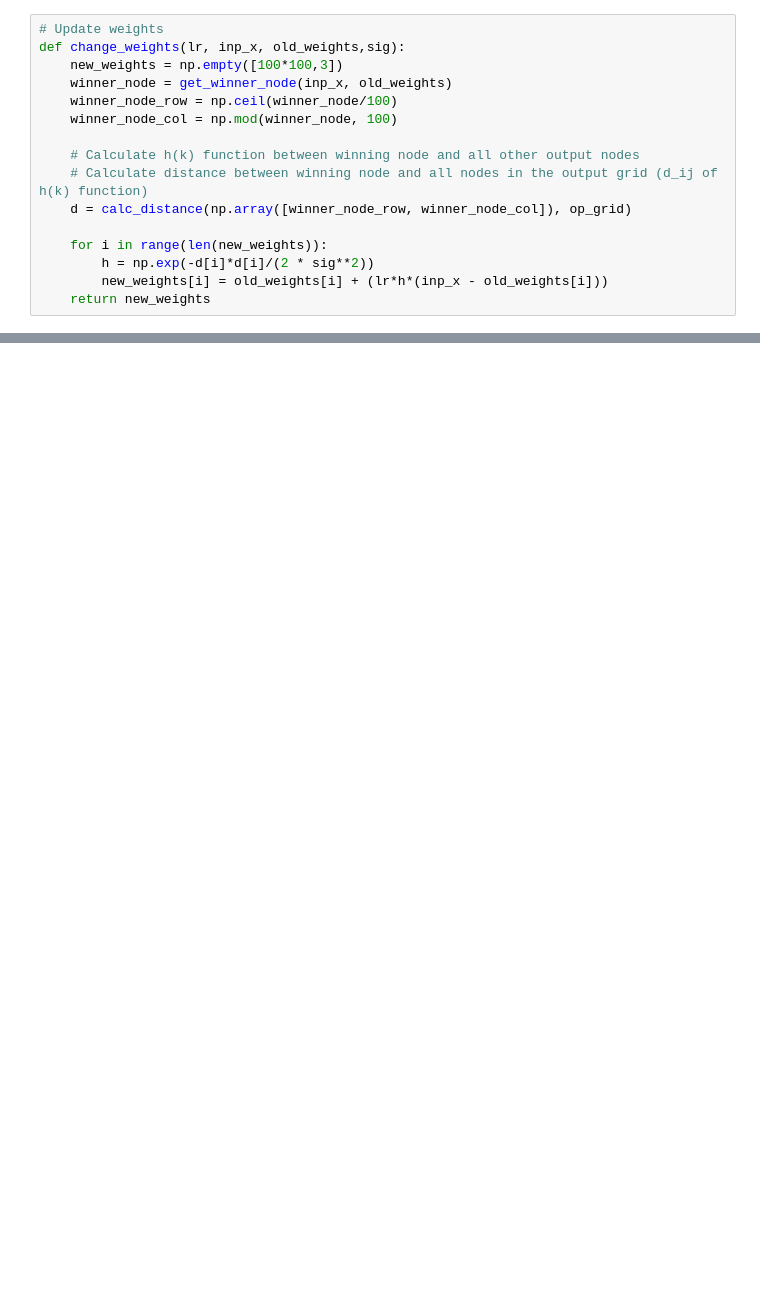
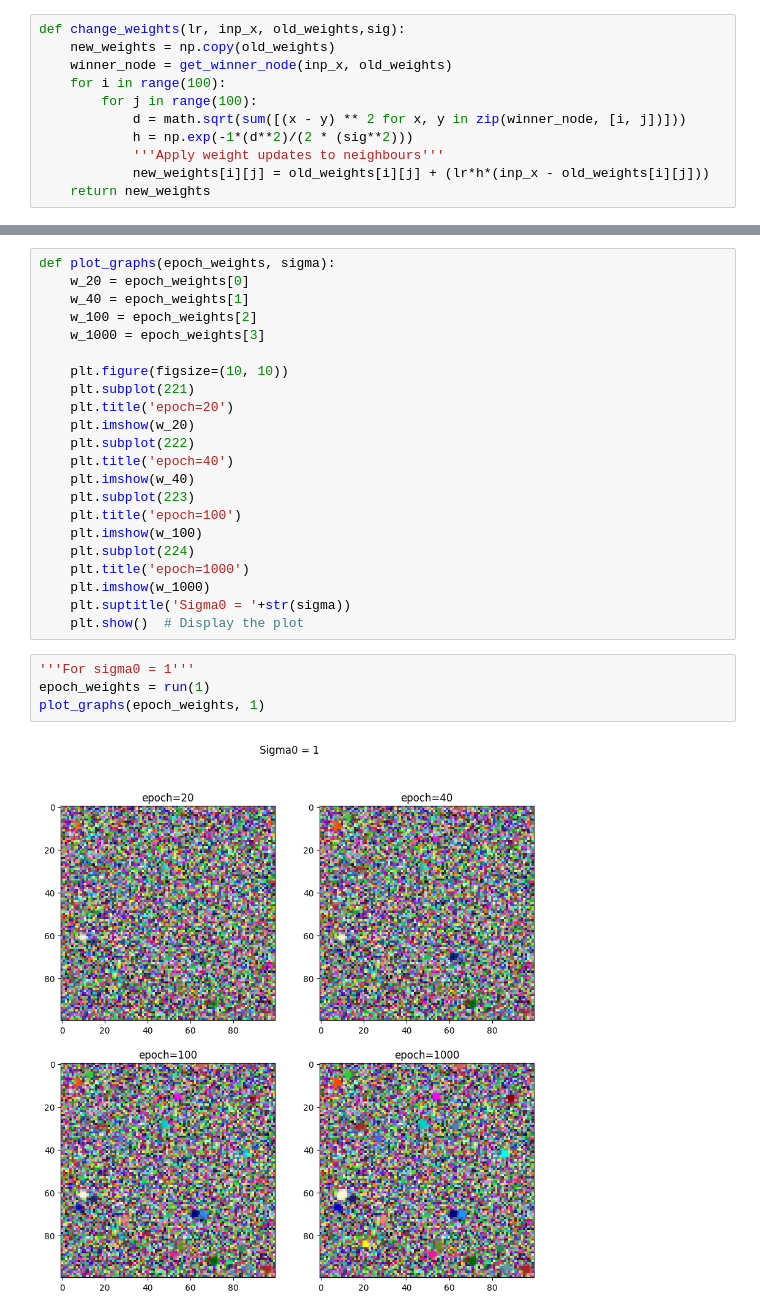
Before and after one commit to PreronaGhosh/uw-ece657-a2, a Jupyter notebook: ece657_a2_q3_ksom.ipynb, the cells around one changed output, grey strips where cells are left out. Saved outputs shown, nothing was run; the diff lists cells and outputs as text; blank space fills up the shorter version.

```diff
--- a/ece657_a2_q3_ksom.ipynb
+++ b/ece657_a2_q3_ksom.ipynb
@@ -33,17 +36,12 @@ def get_winner_node(inp_x, old_weights):
 # %%
-# Update weights
 def change_weights(lr, inp_x, old_weights,sig):
-    new_weights = np.empty([100*100,3])
+    new_weights = np.copy(old_weights)
     winner_node = get_winner_node(inp_x, old_weights)
-    winner_node_row = np.ceil(winner_node/100)
-    winner_node_col = np.mod(winner_node, 100)
-
-    # Calculate h(k) function between winning node and all other output nodes
-    # Calculate distance between winning node and all nodes in the output grid (d_ij of h(k) function)
-    d = calc_distance(np.array([winner_node_row, winner_node_col]), op_grid)
-
-    for i in range(len(new_weights)):
-        h = np.exp(-d[i]*d[i]/(2 * sig**2))
-        new_weights[i] = old_weights[i] + (lr*h*(inp_x - old_weights[i]))
+    for i in range(100):
+        for j in range(100):
+            d = math.sqrt(sum([(x - y) ** 2 for x, y in zip(winner_node, [i, j])]))
+            h = np.exp(-1*(d**2)/(2 * (sig**2)))
+            '''Apply weight updates to neighbours'''
+            new_weights[i][j] = old_weights[i][j] + (lr*h*(inp_x - old_weights[i][j]))
     return new_weights
 # %%
@@ -124,0 +89,28 @@ Plot for Sigma = 1
+# %%
+def plot_graphs(epoch_weights, sigma):
+    w_20 = epoch_weights[0]
+    w_40 = epoch_weights[1]
+    w_100 = epoch_weights[2]
+    w_1000 = epoch_weights[3]
+
+    plt.figure(figsize=(10, 10))
+    plt.subplot(221)
+    plt.title('epoch=20')
+    plt.imshow(w_20)
+    plt.subplot(222)
+    plt.title('epoch=40')
+    plt.imshow(w_40)
+    plt.subplot(223)
+    plt.title('epoch=100')
+    plt.imshow(w_100)
+    plt.subplot(224)
+    plt.title('epoch=1000')
+    plt.imshow(w_1000)
+    plt.suptitle('Sigma0 = '+str(sigma))
+    plt.show()  # Display the plot
+# %%
+'''For sigma0 = 1'''
+epoch_weights = run(1)
+plot_graphs(epoch_weights, 1)
+# %% [output]
+[figure, added]
```
Also changed, not shown: parts of 10 cells of this notebook, 3 other files.
